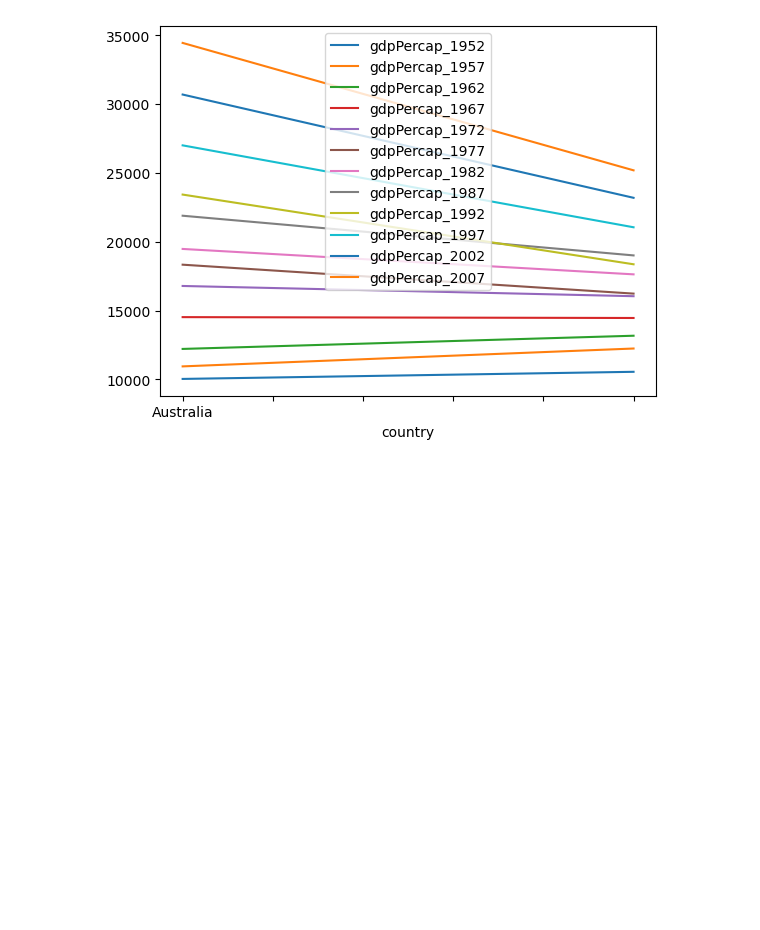
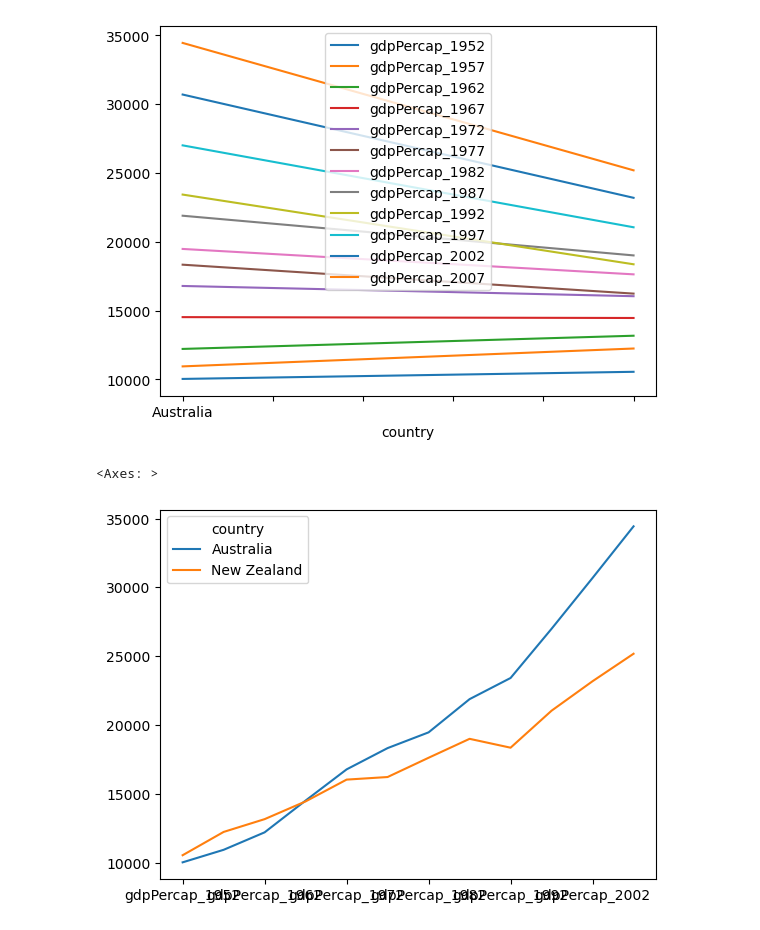
Before and after one commit to paulmaxus/2024-02-07-python, a Jupyter notebook: notebooks/plotting.ipynb, the cells around one changed output. Drawn from its saved outputs; the diff is of its cells as text; code cells hidden in the pictures; blank space fills up the shorter version.

```diff
--- a/notebooks/plotting.ipynb
+++ b/notebooks/plotting.ipynb
@@ -16,3 +16,8 @@ data.plot()
 # %% [output]
 <Axes: xlabel='country'>
 [figure]
+# %%
+data.T.plot()
+# %% [output]
+<Axes: >
+[figure, added]
```
